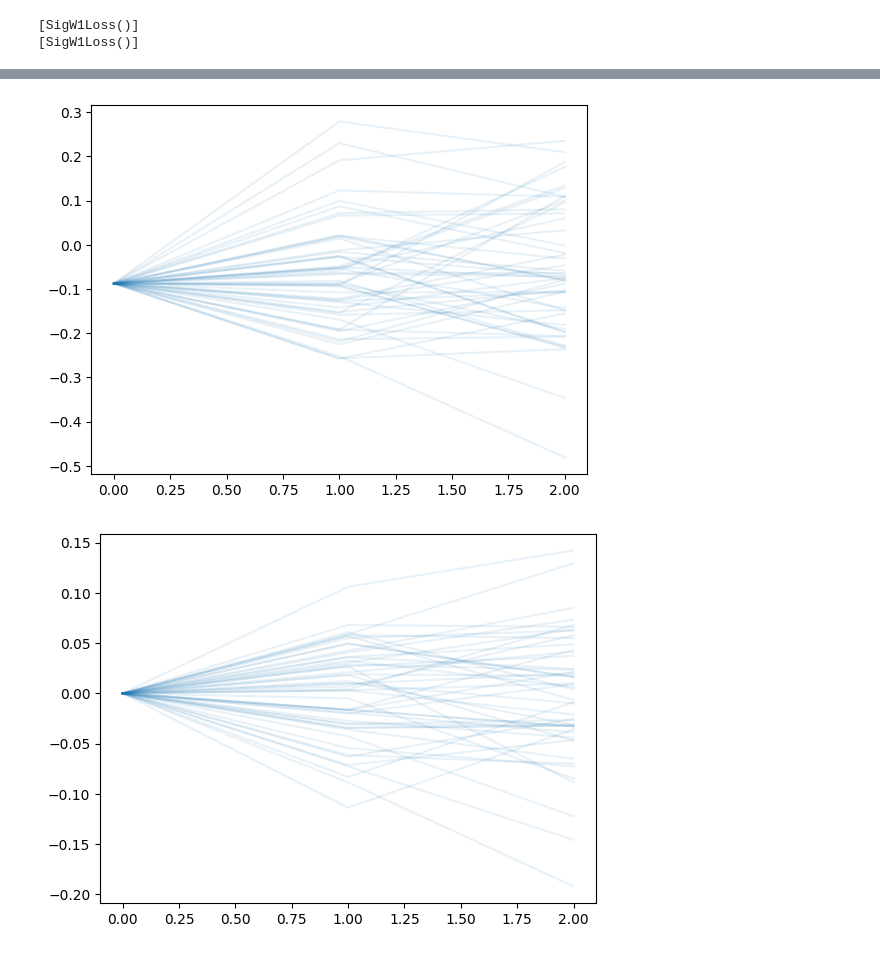
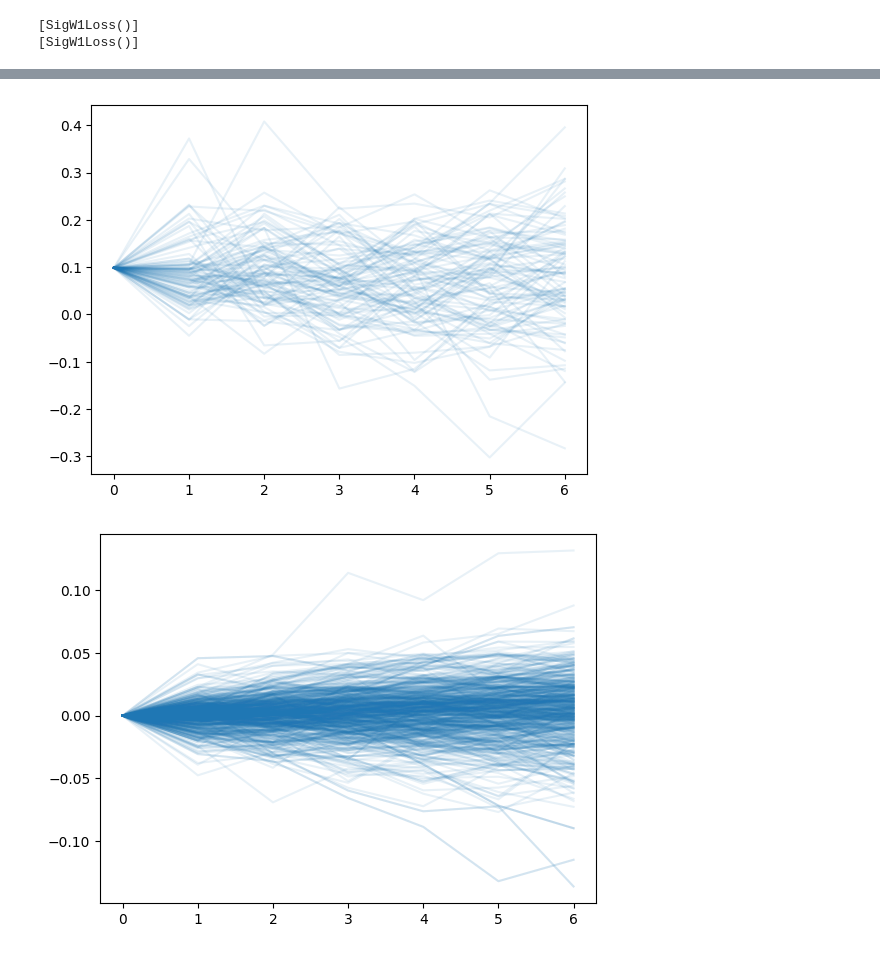
Before and after one commit to levi0206/Signature-GAN, a Jupyter notebook: sigwgan.ipynb, the cells around one changed output, grey strips where cells are left out. Cells and saved outputs as stored; diff of their text form; code cells hidden in the pictures.

```diff
--- a/sigwgan.ipynb
+++ b/sigwgan.ipynb
@@ -19,12 +19,12 @@ from lib.plot import plot_signature
 ### Hyperparameter
 # %%
 sigwgan_config = {
-    "batch_size": 8,
-    "epoch": 256,
+    "batch_size": 16,
+    "epoch": 500,
     "depth": 4,
     "lr_generator": 5e-5,
     "lr_discriminator" : 5e-5,
-    "window_size" : 3,
+    "window_size" : 7,
     "augmentations": [
         {"name":  "LeadLag"},
     ],
@@ -32,9 +32,9 @@ sigwgan_config = {
 }
 data_config = {
     'ticker' : '^GSPC',
-    'interval' : '1mo',
+    'interval' : '1d',
     'column' : 0,  #Open
-    'window_size' : 3,
+    'window_size' : 7,
     'dir' : 'datasets',
     'subdir' : 'stock',
 }
@@ -199,12 +199,13 @@ with torch.no_grad():
     x_fake = G(100, sigwgan_config['window_size'], sigwgan_config['device'])
 
 for i in range(x_real_dim):
-    plt.plot(to_numpy(x_fake[:50, :, i]).T, 'C%s' % i, alpha=0.1)
+    plt.plot(to_numpy(x_fake[:600, :, i]).T, 'C%s' % i, alpha=0.1)
+# plt.plot(to_numpy(x_fake[:50, :, 0]).T, 'C%s' % 0, alpha=0.1)
 # %% [output]
-[figure, old version]
+[figure, new version]
 # %%
 for i in range(x_real_dim):
-    random_indices = torch.randint(0, x_real_rolled.shape[0], (50,))
+    random_indices = torch.randint(0, x_real_rolled.shape[0], (600,))
     plt.plot(to_numpy(x_real_rolled[random_indices, :, i]).T, 'C%s' % i, alpha=0.1)
 # %% [output]
-[figure, old version]
+[figure, new version]
```
Also changed, not shown: parts of 6 cells of this notebook.
